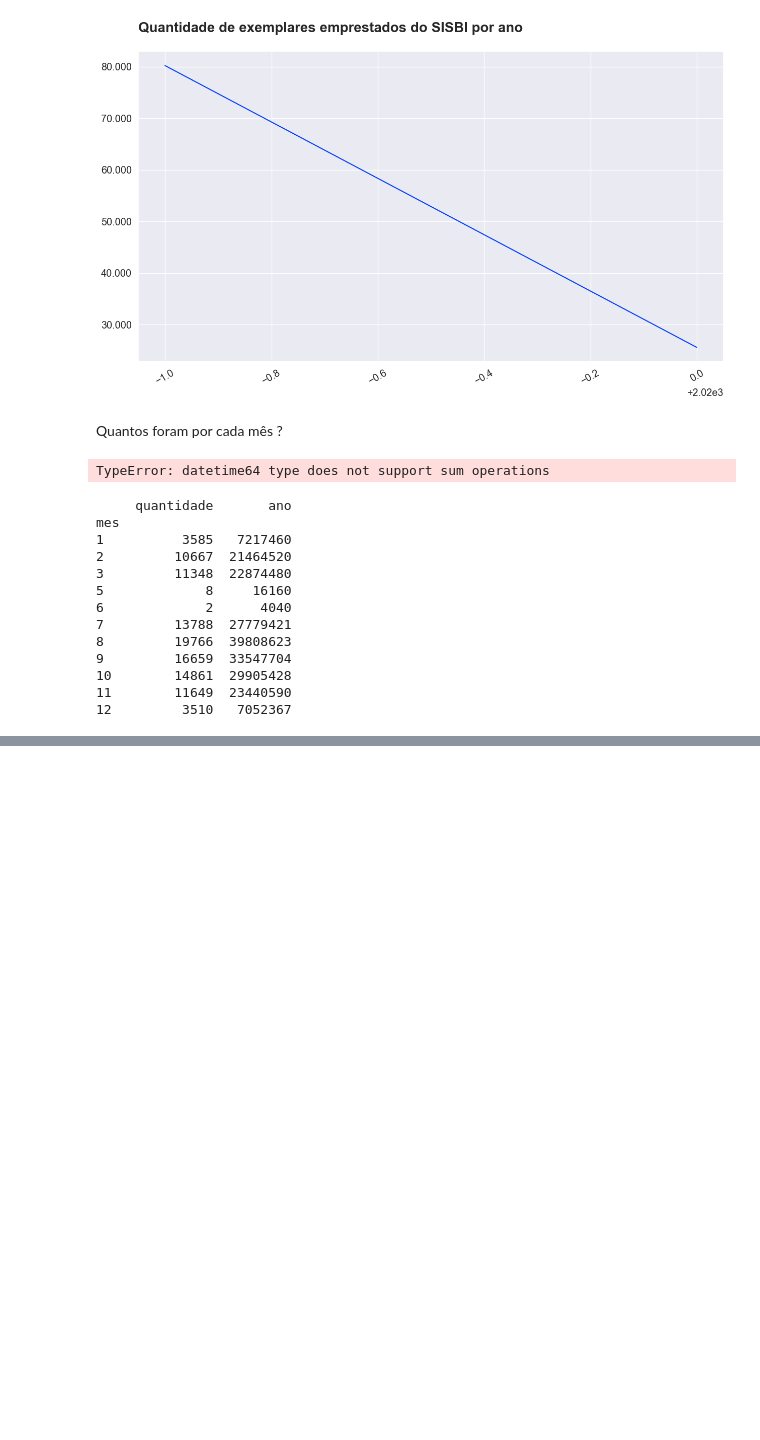
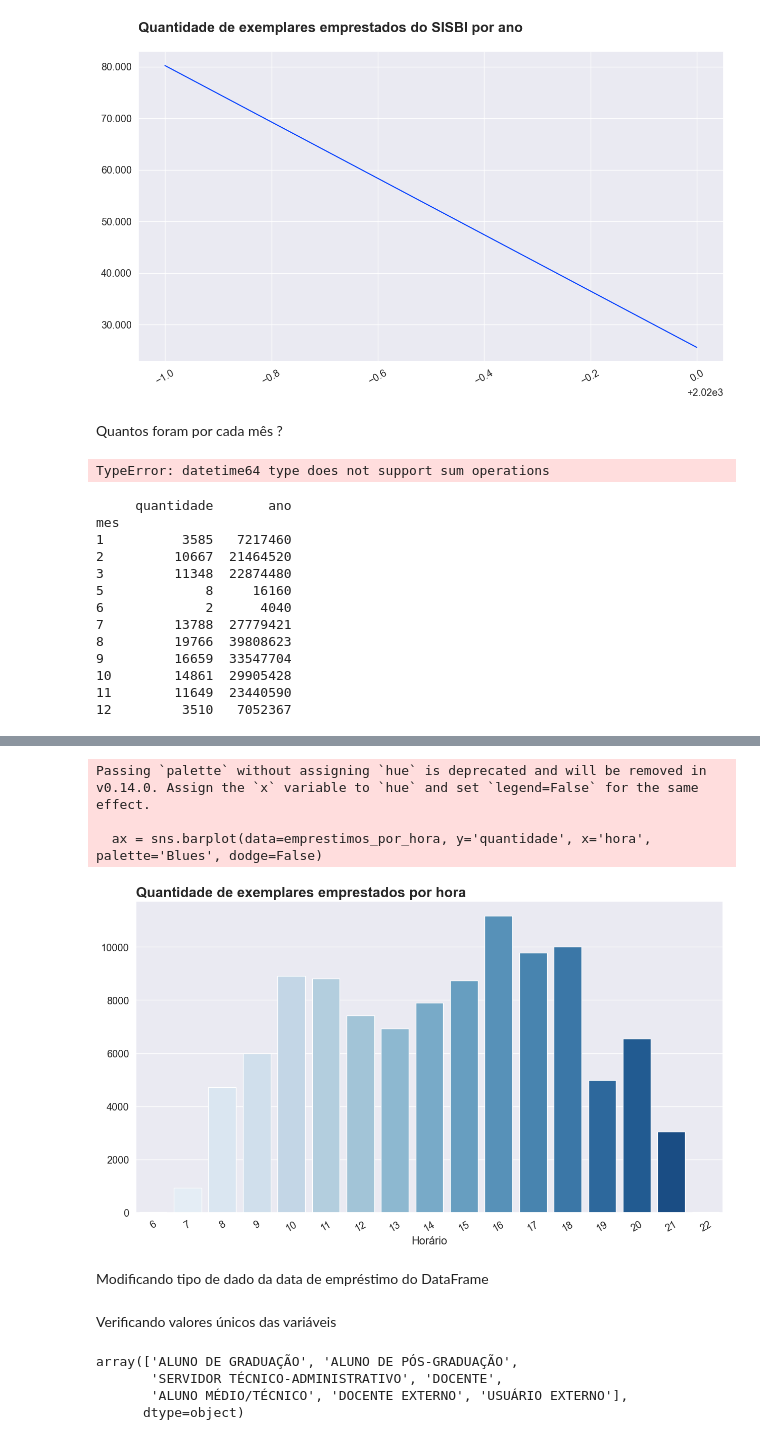
Before and after one commit to AndreiaRizzo/Analise-de-dados, a Jupyter notebook: conjunto_de_dados.ipynb, the cells around one changed output, grey strips where cells are left out. Drawn from its saved outputs; the diff is of its cells as text; code cells hidden in the pictures; blank space fills up the shorter version.

```diff
--- a/conjunto_de_dados.ipynb
+++ b/conjunto_de_dados.ipynb
@@ -338,0 +419,20 @@ mes
+# %%
+import pandas as pd
+
+# Garanta que a coluna 'data' esteja no formato datetime
+emprestimos_data['data'] = pd.to_datetime(emprestimos_data['data'])
+
+# Extraia a hora da coluna 'data'
+emprestimos_data['hora'] = emprestimos_data['data'].dt.hour
+
+# Agrupe pela coluna 'hora' e some as colunas numéricas
+emprestimos_por_hora = emprestimos_data.groupby('hora').sum(numeric_only=True)
+
+# Renomeie o nome do índice para 'hora'
+emprestimos_por_hora.index.name = 'hora'
+
+# Reset o índice se necessário
+emprestimos_por_hora = emprestimos_por_hora.reset_index()
+
+# Exiba o resultado
+print(emprestimos_por_hora)
@@ -338,0 +458,31 @@ mes
+# %%
+import seaborn as sns
+import matplotlib.pyplot as plt
+
+# Certifique-se de que o DataFrame está ordenado corretamente
+emprestimos_por_hora = emprestimos_por_hora.sort_values(ascending=True, by='quantidade')
+
+# Criar o gráfico de barras
+ax = sns.barplot(data=emprestimos_por_hora, y='quantidade', x='hora', palette='Blues', dodge=False)
+
+# Excluir a legenda do gráfico
+plt.legend([], [], frameon=False)
+
+# Configurar os rótulos dos eixos
+ax.set(xlabel='Horário', ylabel=None)
+
+# Definir o título do gráfico
+ax.set_title("Quantidade de exemplares emprestados por hora", size=20, loc='left', weight='bold')
+
+# Ajustar a rotação dos rótulos do eixo x, se necessário
+ax.tick_params(axis='x', rotation=30)
+
+# Exibir o gráfico
+plt.show()
+# %% [output]
+Passing `palette` without assigning `hue` is deprecated and will be removed in v0.14.0. Assign the `x` variable to `hue` and set `legend=False` for the same effect.
+
+  ax = sns.barplot(data=emprestimos_por_hora, y='quantidade', x='hora', palette='Blues', dodge=False)
+[figure, added]
+# %% [markdown]
+Modificando tipo de dado da data de empréstimo do DataFrame
@@ -338,0 +491,9 @@ mes
+# %% [markdown]
+Verificando valores únicos das variáveis
+# %%
+emprestimos_completo.tipo_vinculo_usuario.unique()
+# %% [output]
+array(['ALUNO DE GRADUAÇÃO', 'ALUNO DE PÓS-GRADUAÇÃO',
+       'SERVIDOR TÉCNICO-ADMINISTRATIVO', 'DOCENTE',
+       'ALUNO MÉDIO/TÉCNICO', 'DOCENTE EXTERNO', 'USUÁRIO EXTERNO'],
+      dtype=object)
```
Also changed, not shown: parts of 55 cells of this notebook, 2 other files.
